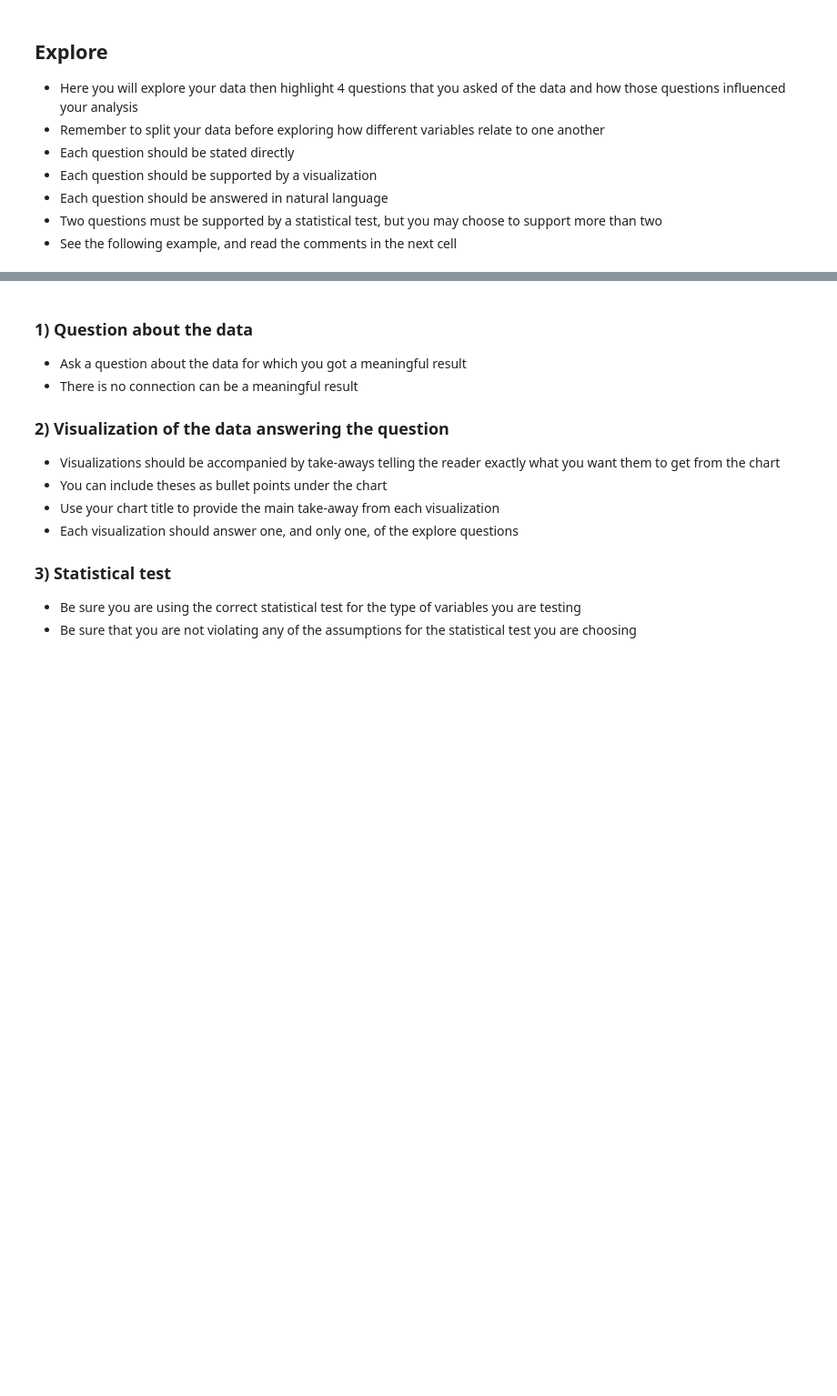
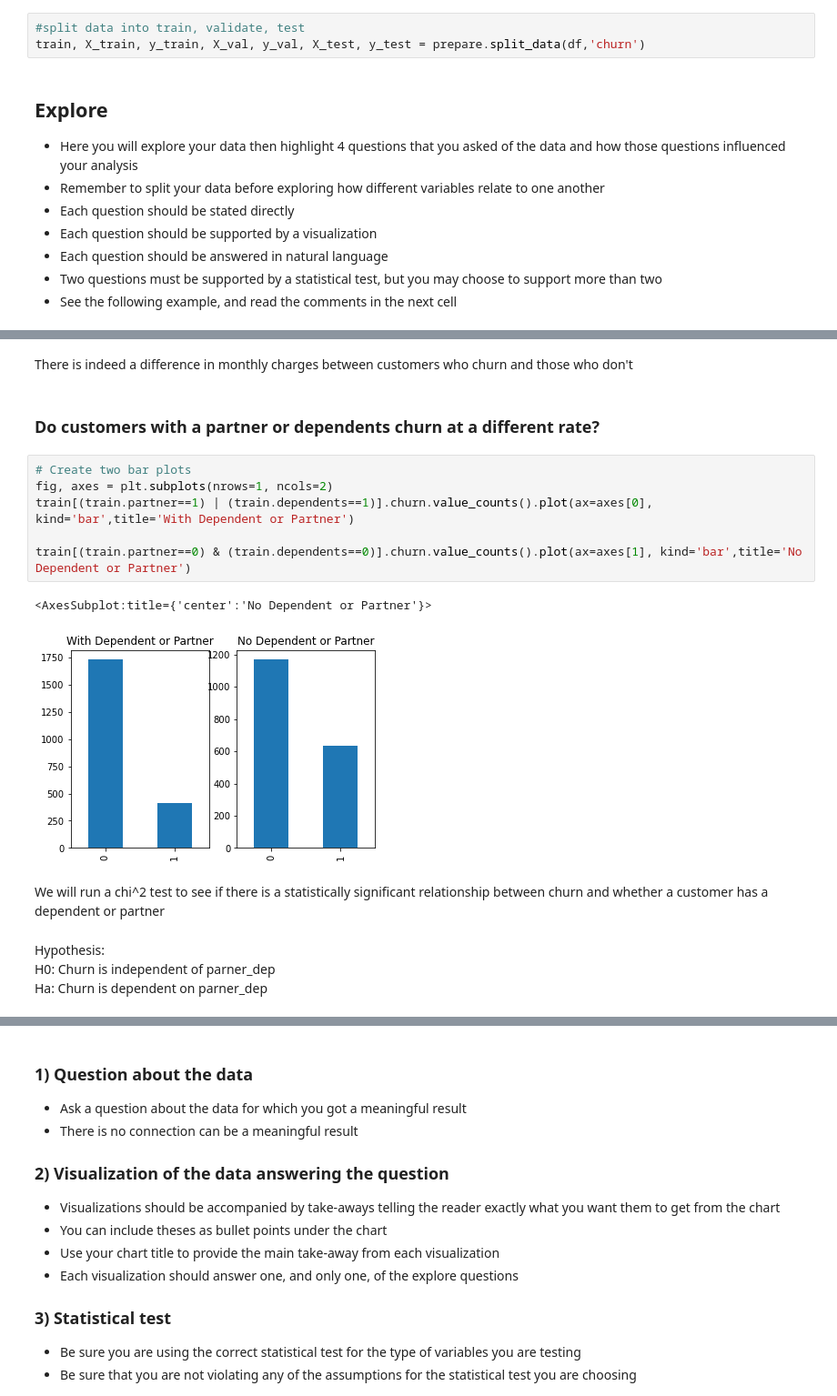
Before and after one commit to richie-p-meyer/telco_churn, a Jupyter notebook: final_report.ipynb, the cells around one changed output, grey strips where cells are left out. Shown at 91% size. Drawn from its saved outputs; the diff is of its cells as text; blank space fills up the shorter version.

```diff
--- a/final_report.ipynb
+++ b/final_report.ipynb
@@ -64,3 +61,6 @@ train, X_train, y_train, X_val, y_val, X_test, y_test = prepare.split_data(df) #
+# %%
+#split data into train, validate, test
+train, X_train, y_train, X_val, y_val, X_test, y_test = prepare.split_data(df,'churn')
 # %% [markdown]
 ## Explore
 
@@ -100,0 +114,19 @@ are a great way to explore your data, but they have no place in your final repor
+# %% [markdown]
+There is indeed a difference in monthly charges between customers who churn and those who don't
+# %% [markdown]
+### Do customers with a partner or dependents churn at a different rate?
+# %%
+# Create two bar plots
+fig, axes = plt.subplots(nrows=1, ncols=2)
+train[(train.partner==1) | (train.dependents==1)].churn.value_counts().plot(ax=axes[0], kind='bar',title='With Dependent or Partner')
+
+train[(train.partner==0) & (train.dependents==0)].churn.value_counts().plot(ax=axes[1], kind='bar',title='No Dependent or Partner')
+# %% [output]
+<AxesSubplot:title={'center':'No Dependent or Partner'}>
+[figure, added]
+# %% [markdown]
+We will run a chi^2 test to see if there is a statistically significant relationship between churn and whether a customer has a dependent or partner
+# %% [markdown]
+Hypothesis:
+H0: Churn is independent of parner_dep
+Ha: Churn is dependent on parner_dep
```
Also changed, not shown: parts of 44 cells of this notebook, 4 other files.
